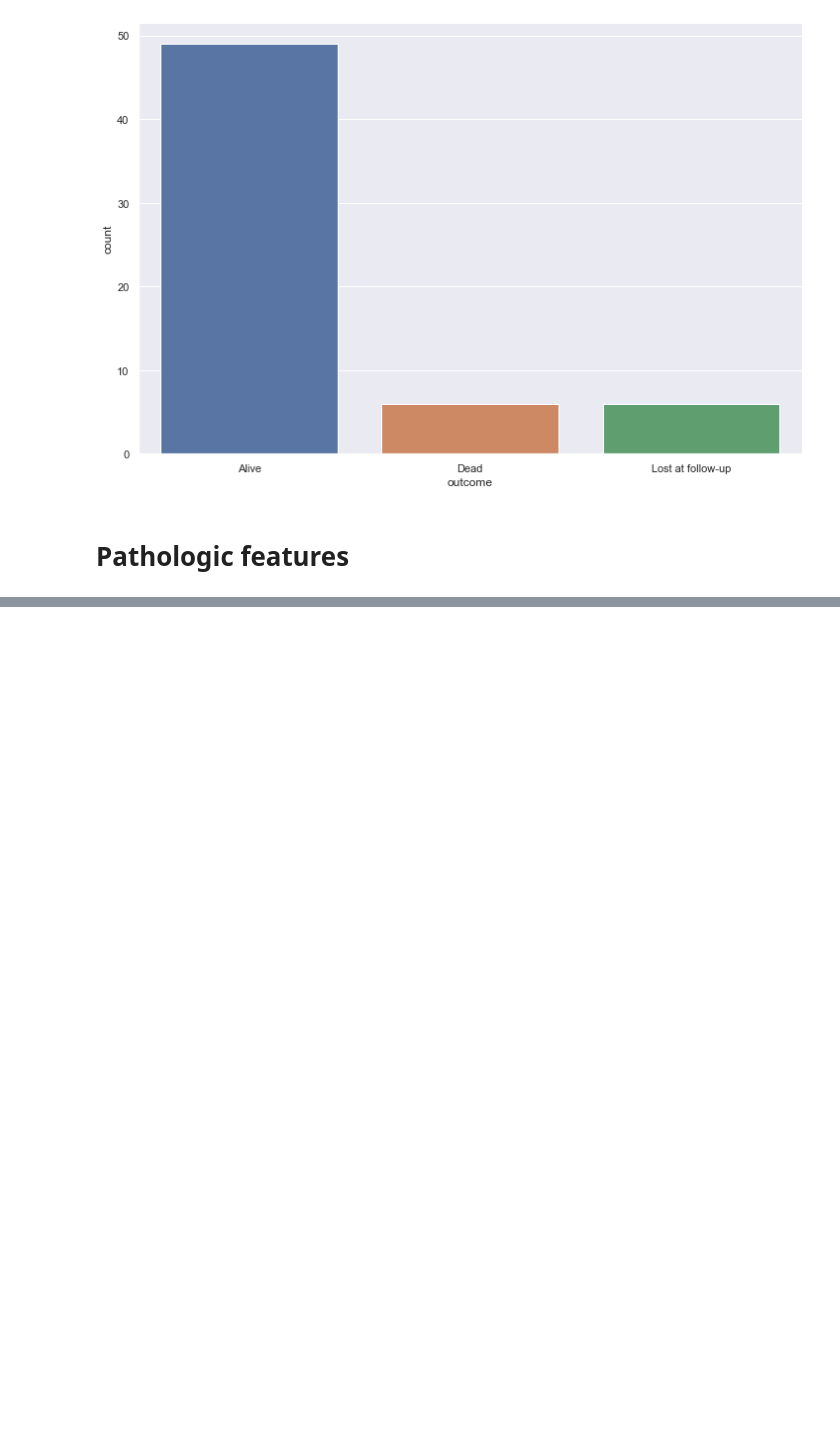
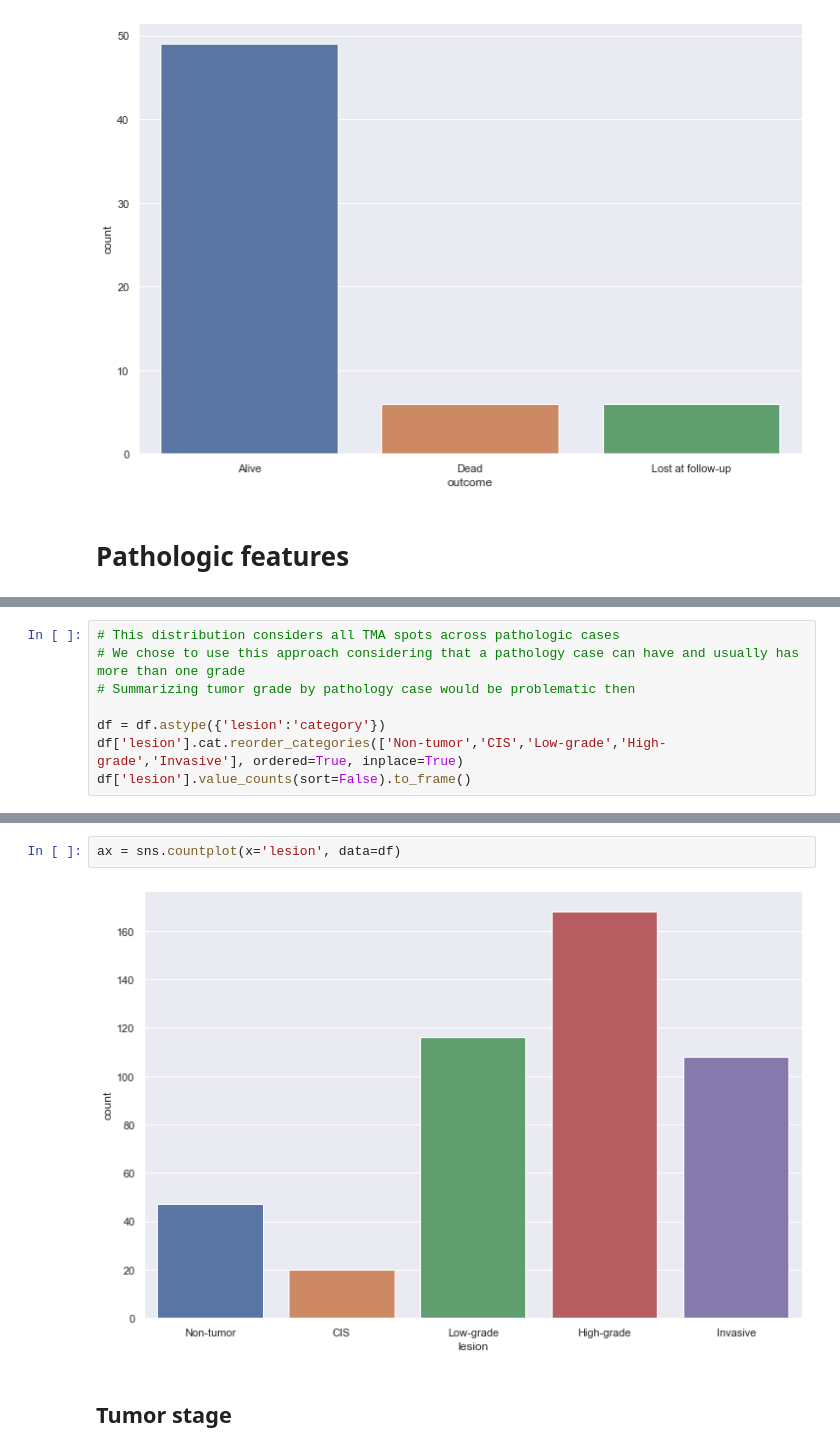
Before and after one commit to alcideschaux/NMIBC-STING, a Jupyter notebook: DESCRIPTIVE.ipynb, the cells around one changed output, grey strips where cells are left out. Cells and saved outputs as stored; diff of their text form; blank space fills up the shorter version.

```diff
--- a/DESCRIPTIVE.ipynb
+++ b/DESCRIPTIVE.ipynb
@@ -238,0 +146,8 @@ Name: progression_stage_next, dtype: int64
+# %%
+# This distribution considers all TMA spots across pathologic cases
+# We chose to use this approach considering that a pathology case can have and usually has more than one grade
+# Summarizing tumor grade by pathology case would be problematic then
+
+df = df.astype({'lesion':'category'})
+df['lesion'].cat.reorder_categories(['Non-tumor','CIS','Low-grade','High-grade','Invasive'], ordered=True, inplace=True)
+df['lesion'].value_counts(sort=False).to_frame()
@@ -238,0 +161,6 @@ Name: progression_stage_next, dtype: int64
+# %%
+ax = sns.countplot(x='lesion', data=df)
+# %% [output]
+[figure, added]
+# %% [markdown]
+## Tumor stage
```
Also changed, not shown: parts of 70 cells of this notebook, 1 other file.
